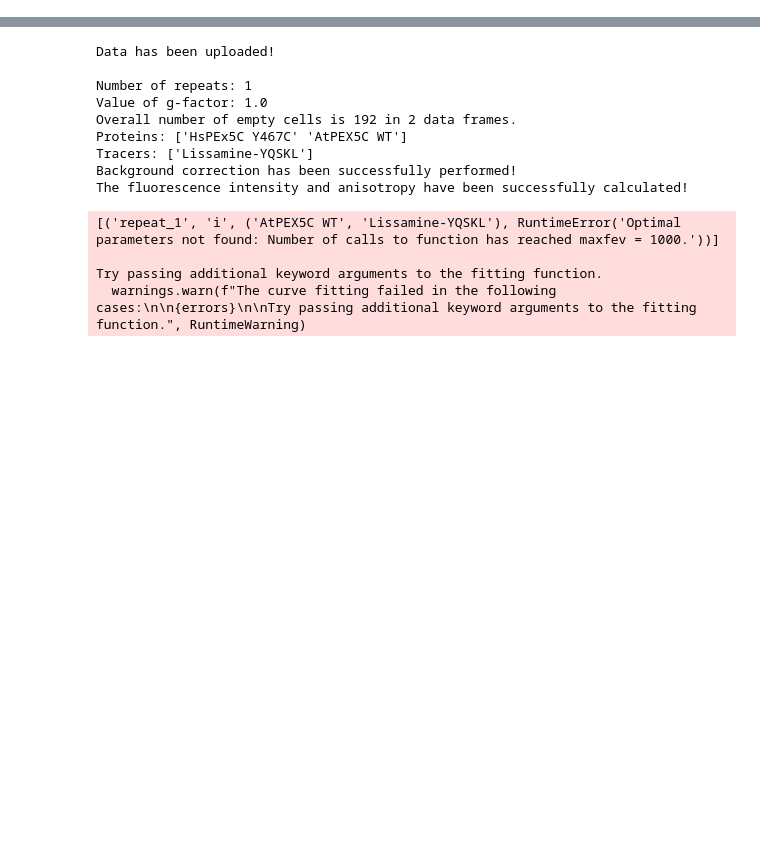
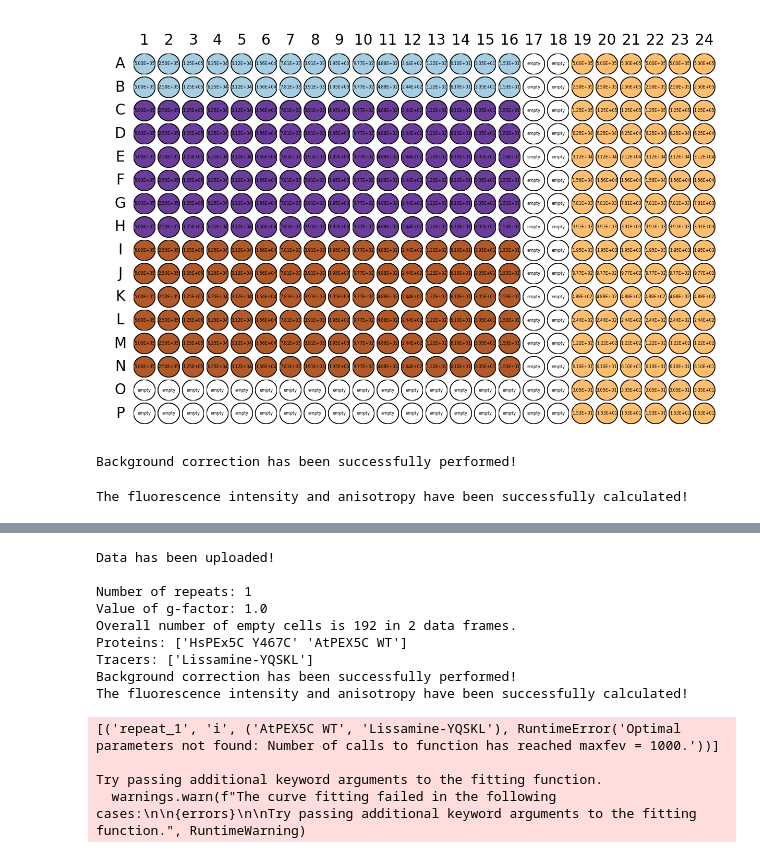
Before and after one commit to mariuszlas/Fluorescence-Anisotropy-Analysis-Development, a Jupyter notebook: fluorescenceanisotropy/fluores_anisotropy.ipynb, the cells around one changed output, grey strips where cells are left out. Drawn from its saved outputs; the diff is of its cells as text; code cells hidden in the pictures; blank space fills up the shorter version.

```diff
--- a/fluorescenceanisotropy/fluores_anisotropy.ipynb
+++ b/fluorescenceanisotropy/fluores_anisotropy.ipynb
@@ -24,3 +24,6 @@ Hs_His6_PEX5C_vs_HsPEX5C_competitor_platemap = "C:\\Users\\Bartek\\Documents\\Fl
 
 HsPEX5C_Y467C_vs_AtPEX5C_WT_platemap = "C:\\Users\\Bartek\\Documents\\Fluorescence-Anisotropy-Analysis\\tests\\Test data\\real data\\HsPEX5C Y467C vs AtPEX5C WT platemap.csv"
 F606C_vs_AtPEX5C_WT_1_hour_platemap = "C:\\Users\\Bartek\\Documents\\Fluorescence-Anisotropy-Analysis\\tests\\Test data\\real data\\F606C vs AtPEX5C WT 1 hour platemap.csv"
+
+comp_data = "C:\\Users\\Bartek\\Desktop\\AURKA.NMYC_competition.csv"
+comp_platemap = "C:\\Users\\Bartek\\Desktop\\AURKA.NMYC_competition_platemap.csv"
@@ -1414,0 +1467,2 @@ class FA:
+# %%
+my_datac = FA.read_in_envision(data_csv=comp_data, platemap_csv=comp_platemap, data_type='plate', size=384)
@@ -1414,0 +1478,12 @@ class FA:
+# %%
+my_datac.visualise(labelby='Competitor Concentration', colorby='Competitor Name')
+# %% [output]
+[figure, added]
+# %%
+my_datac.background_correct()
+# %% [output]
+Background correction has been successfully performed!
+# %%
+my_datac.calc_r_i(plot_i=False)
+# %% [output]
+The fluorescence intensity and anisotropy have been successfully calculated!
```
Also changed, not shown: parts of 34 cells of this notebook.
